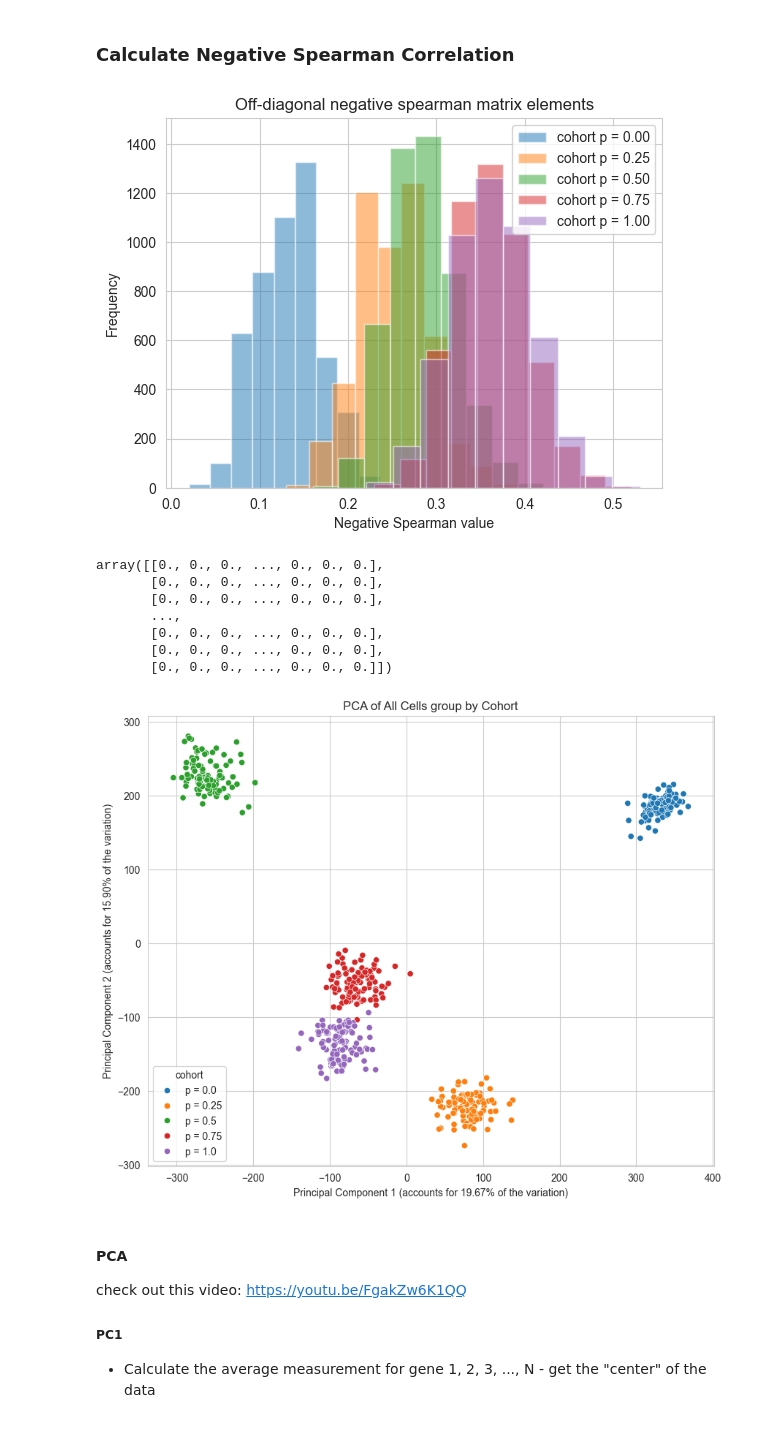
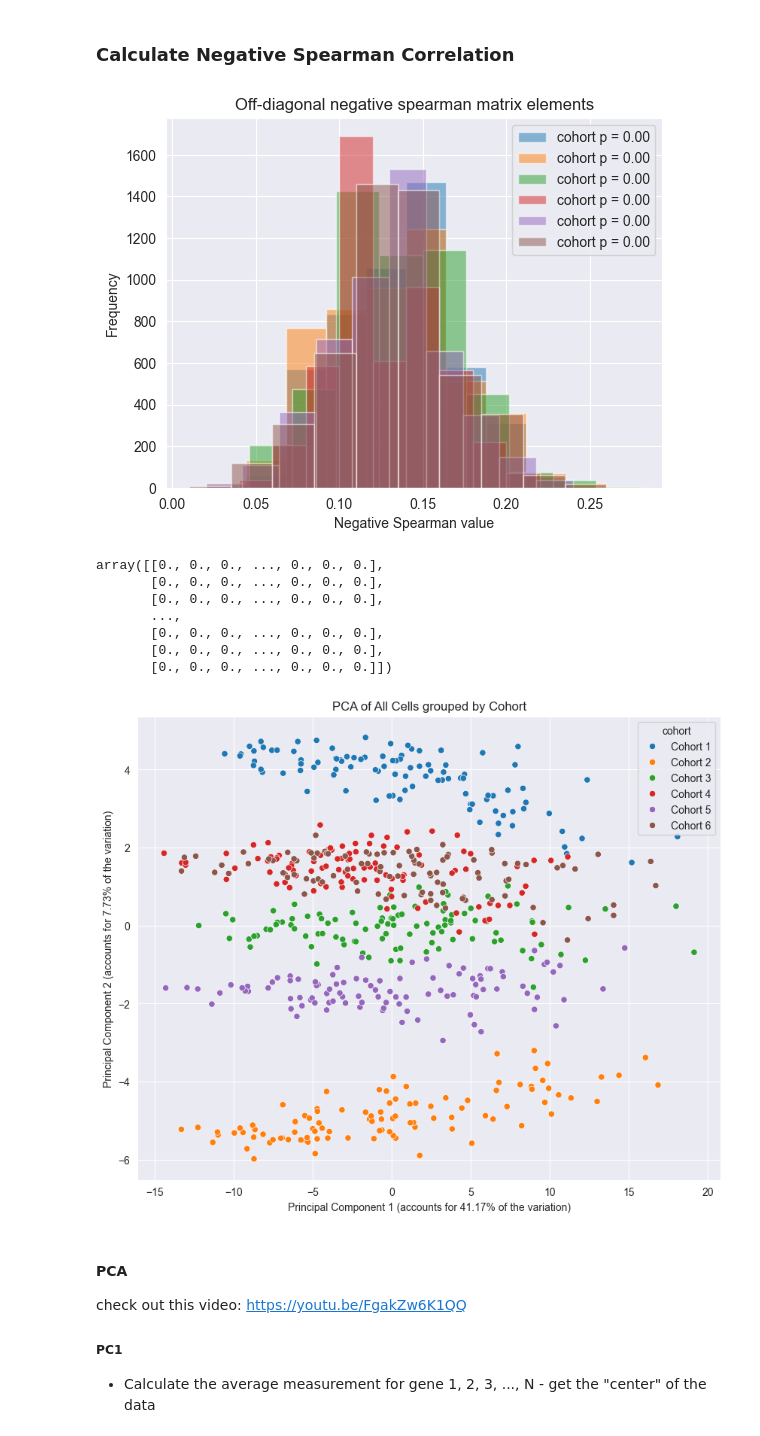
Before and after one commit to GalD101/GCL_Tool_BIU, a Jupyter notebook: Python/synthetic_data.ipynb, the cells around one changed output. Cells and saved outputs as stored; diff of their text form; code cells hidden in the pictures.

Commit message:
There is a bug because the cohorts are distinguishable when they are not supposed to be

```diff
--- a/Python/synthetic_data.ipynb
+++ b/Python/synthetic_data.ipynb
@@ -63,10 +63,10 @@ avg_deg = 3  # Average # of non-zero elements in the matrix W
 
 decide = lambda x: np.random.random() < x
 q = 2  # Affects the range of the random numbers generated
-probability_spacing = 0.25  #0.05
+probability_spacing = 0.1#0.25  #0.05
 # I use the probability_spacing in order to determine the # of cohorts since if i would do that the other way around (which makes more sense), I will get floating point errors
-num_of_cohorts = int(1 / probability_spacing) + 1
-p = np.linspace(0, 1, num_of_cohorts)  # probability to create a defect
+num_of_cohorts = 6#int(1 / probability_spacing) + 1
+p = [0, 0, 0, 0, 0, 0]#np.linspace(0, 0.5, num_of_cohorts)  # probability to create a defect
 W = [[np.zeros((N, N)) for _ in range(num_of_cells)] for ___ in range(
     num_of_cohorts)]  # Initialize the weight matrix with zeros. W[cohort index][defect index / cell index][(row, column)] Perhaps there is a simpler more elegant way to do this with smaller dimension arrays.
 
@@ -83,12 +83,12 @@ array([0.  , 0.25, 0.5 , 0.75, 1.  ])
 # %%
+base_model = np.array([[np.random.uniform(0, q) if (decide(avg_deg / (N - 1))) else 0
+                        for gene_j in range(N)] for gene_i in range(N)])
 for cohort_index in range(num_of_cohorts):
     # For each cohort (group of <num_of_cells> cells), create a system of <num_of_cells> w defect matrices
 
     # Set the base weight matrix for the current cohort
     # TODO: this is weird since I defined avg_deg as the average degree but I use it as a probability distribution (actual average might be different) maybe change that in the future
     # TODO: try to make the base model the same for all cohorts later
-    base_model = np.array([[np.random.uniform(0, q) if (gene_i != gene_j and decide(avg_deg / (N - 1))) else 0
-                            for gene_j in range(N)] for gene_i in range(N)])
 
     # The first iteration is useless since p[0] = 0 by definition, and it's a simple copy of base_model. Maybe change that in the future
     # Create defects of the weight matrix
@@ -136,11 +136,12 @@ for cohort_index in range(num_of_cohorts):
 # plt.show()
 # %%
 steady_state = np.zeros((num_of_cohorts, N, num_of_cells))
-# steady_state[cohort index, gene index, cell_index]
+# steady_state[cohort index, gene index, cell index]
 
 for cohort_j in range(num_of_cohorts):
     for cell_index in range(num_of_cells):
-        steady_state[cohort_j, :, cell_index] = results[cohort_j][cell_index][-1]  # Get the last row (final time) of the cell (the steady state)
+        steady_state[cohort_j, :, cell_index] = results[cohort_j][cell_index][
+            -1]  # Get the last row (final time) of the cell (the steady state)
 # %% [markdown]
 ### Calculate Negative Spearman Correlation
 # %%
@@ -173,7 +174,7 @@ plt.legend()
 plt.grid(True)
 plt.show()
 # %% [output]
-[figure, old version]
+[figure, new version]
 # %%
 negative_spearman_steady_state[0].round()
 # %% [output]
@@ -185,44 +186,51 @@ array([[0., 0., 0., ..., 0., 0., 0.],
        [0., 0., 0., ..., 0., 0., 0.],
        [0., 0., 0., ..., 0., 0., 0.]])
 # %%
+import numpy as np
+import pandas as pd
+from sklearn.preprocessing import StandardScaler
+from sklearn.decomposition import PCA
+import matplotlib.pyplot as plt
+import seaborn as sns
+
 # Step 1: Flatten the results array (cohorts, cells, genes) into a 2D array (cells x genes)
 # This way we can scale according to all the results
 flattened_data = []
 cohort_labels = []
 
-# Flatten results and create cohort labels (p = 0, ..., p = 1)
+# Assume p is set to 0 for all cohorts, so we only differentiate by cohort index
 for cohort_index in range(num_of_cohorts):
     for cell_index in range(num_of_cells):
         # Flatten gene data for each cell and add to flattened_data
-        flattened_data.append(results[cohort_index][cell_index].flatten())
-        cohort_labels.append(f'p = {p[cohort_index]}')
+        flattened_data.append(negative_spearman_steady_state[cohort_index][cell_index].flatten())
+        cohort_labels.append(f'Cohort {cohort_index + 1}')  # Label by cohort index instead of p
 
 # Convert to a DataFrame
 flattened_data = np.array(flattened_data)
 data_df = pd.DataFrame(flattened_data)
 
 # Step 2: Scale the data across *all* cells
 scaler = StandardScaler()
 scaled_data = scaler.fit_transform(data_df)
 
 # Step 3: Perform PCA
 pca = PCA(n_components=2)
 pca_data = pca.fit_transform(scaled_data)
 
 pc1 = 'Principal Component 1 (accounts for {:.2f}% of the variation)'.format(pca.explained_variance_ratio_[0] * 100)
 pc2 = 'Principal Component 2 (accounts for {:.2f}% of the variation)'.format(pca.explained_variance_ratio_[1] * 100)
 
 # Convert PCA result to a DataFrame and add cohort information
 pca_df = pd.DataFrame(data=pca_data, columns=[pc1, pc2])
 pca_df['cohort'] = cohort_labels
 
 # Step 4: Plot the PCA results
 plt.figure(figsize=(10, 8))
 sns.scatterplot(x=pc1, y=pc2, hue='cohort', data=pca_df, legend='full')
-plt.title('PCA of All Cells group by Cohort')
+plt.title('PCA of All Cells grouped by Cohort')
 plt.show()
 # %% [output]
-[figure, old version]
+[figure, new version]
 # %% [markdown]
 #### PCA
 check out this video: https://youtu.be/FgakZw6K1QQ
```
Also changed, not shown: parts of 5 cells of this notebook.
